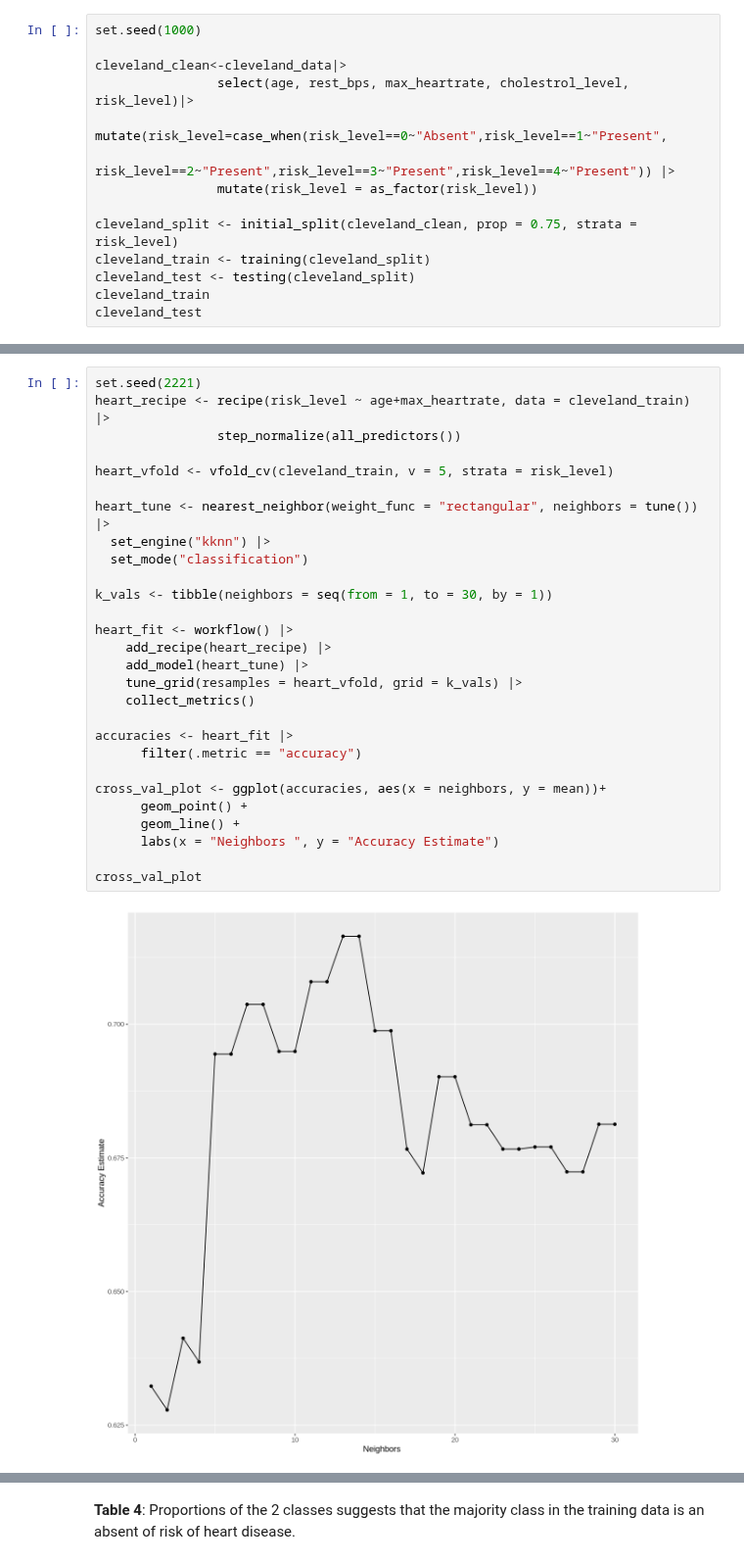
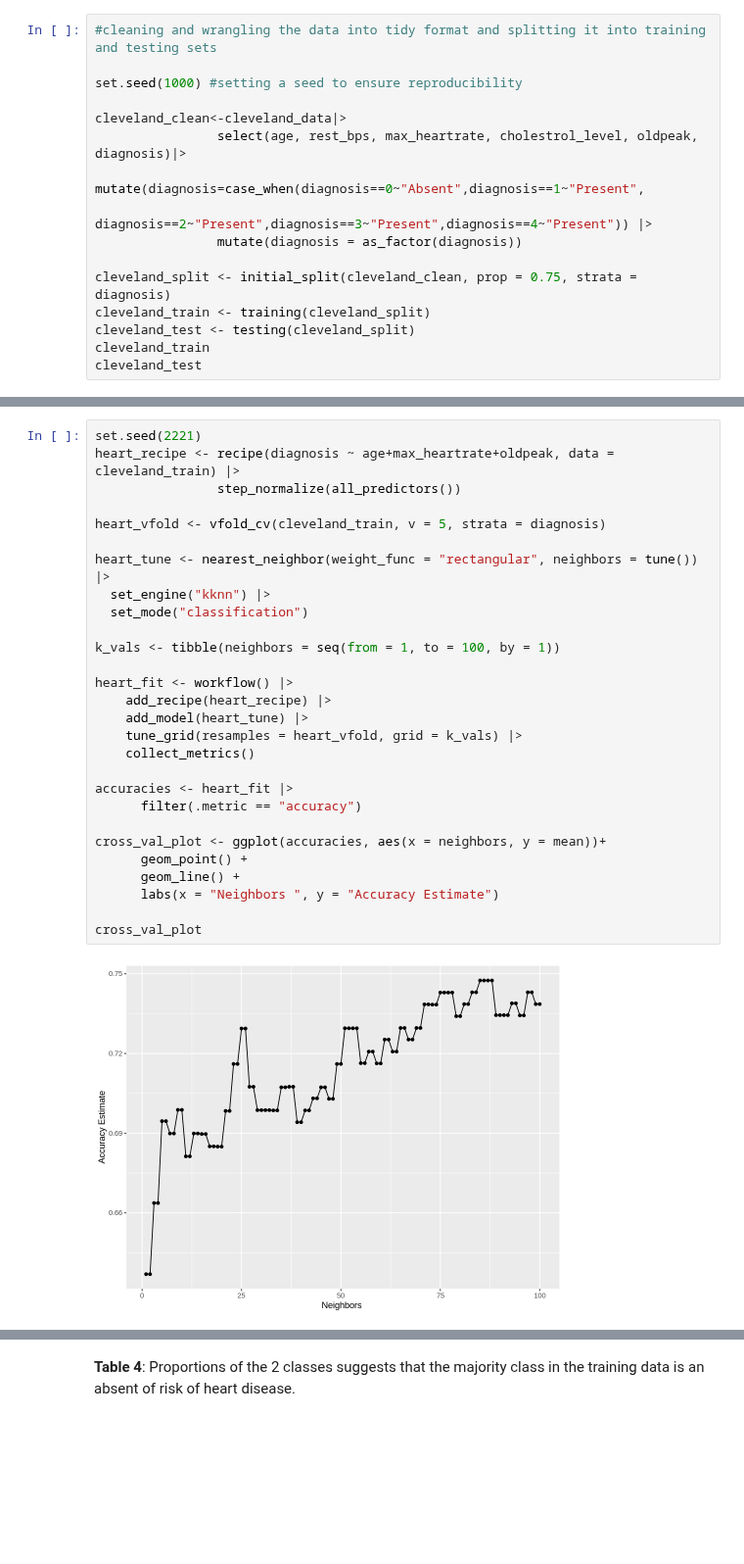
Before and after one commit to samdang03/DSCI-100_2022w2-Group-006, a Jupyter notebook: DCSI100-Final Project Report.ipynb, the cells around one changed output, grey strips where cells are left out. Shown at 98% size. Cells and saved outputs as stored; diff of their text form; blank space fills up the shorter version.

```diff
--- a/DCSI100-Final Project Report.ipynb
+++ b/DCSI100-Final Project Report.ipynb
@@ -121,13 +110,15 @@ There are 4 numerical variables in the dataset (age, cholestrol level, resting b
 # %%
-set.seed(1000)
+#cleaning and wrangling the data into tidy format and splitting it into training and testing sets
+
+set.seed(1000) #setting a seed to ensure reproducibility
 
 cleveland_clean<-cleveland_data|>
-                select(age, rest_bps, max_heartrate, cholestrol_level, risk_level)|>
-                mutate(risk_level=case_when(risk_level==0~"Absent",risk_level==1~"Present",
-                                         risk_level==2~"Present",risk_level==3~"Present",risk_level==4~"Present")) |>
-                mutate(risk_level = as_factor(risk_level))
+                select(age, rest_bps, max_heartrate, cholestrol_level, oldpeak, diagnosis)|>
+                mutate(diagnosis=case_when(diagnosis==0~"Absent",diagnosis==1~"Present",
+                                         diagnosis==2~"Present",diagnosis==3~"Present",diagnosis==4~"Present")) |>
+                mutate(diagnosis = as_factor(diagnosis))
 
-cleveland_split <- initial_split(cleveland_clean, prop = 0.75, strata = risk_level)
+cleveland_split <- initial_split(cleveland_clean, prop = 0.75, strata = diagnosis)
 cleveland_train <- training(cleveland_split)
 cleveland_test <- testing(cleveland_split)
 cleveland_train
@@ -261,31 +270,31 @@ After scaling the data, both predictors have a mean and standard deviation of 0
 # %%
 set.seed(2221)
-heart_recipe <- recipe(risk_level ~ age+max_heartrate, data = cleveland_train) |>
+heart_recipe <- recipe(diagnosis ~ age+max_heartrate+oldpeak, data = cleveland_train) |>
                 step_normalize(all_predictors())
 
-heart_vfold <- vfold_cv(cleveland_train, v = 5, strata = risk_level)
+heart_vfold <- vfold_cv(cleveland_train, v = 5, strata = diagnosis)
 
 heart_tune <- nearest_neighbor(weight_func = "rectangular", neighbors = tune()) |>
   set_engine("kknn") |>
   set_mode("classification")
 
-k_vals <- tibble(neighbors = seq(from = 1, to = 30, by = 1))
+k_vals <- tibble(neighbors = seq(from = 1, to = 100, by = 1))
 
 heart_fit <- workflow() |>
     add_recipe(heart_recipe) |>
     add_model(heart_tune) |>
     tune_grid(resamples = heart_vfold, grid = k_vals) |>
     collect_metrics()
 
 accuracies <- heart_fit |>
       filter(.metric == "accuracy")
 
 cross_val_plot <- ggplot(accuracies, aes(x = neighbors, y = mean))+
       geom_point() +
       geom_line() +
       labs(x = "Neighbors ", y = "Accuracy Estimate")
 
 cross_val_plot
 # %% [output]
-[figure, old version]
+[figure, new version]
 # %% [markdown]
```
Also changed, not shown: parts of 62 cells of this notebook.
